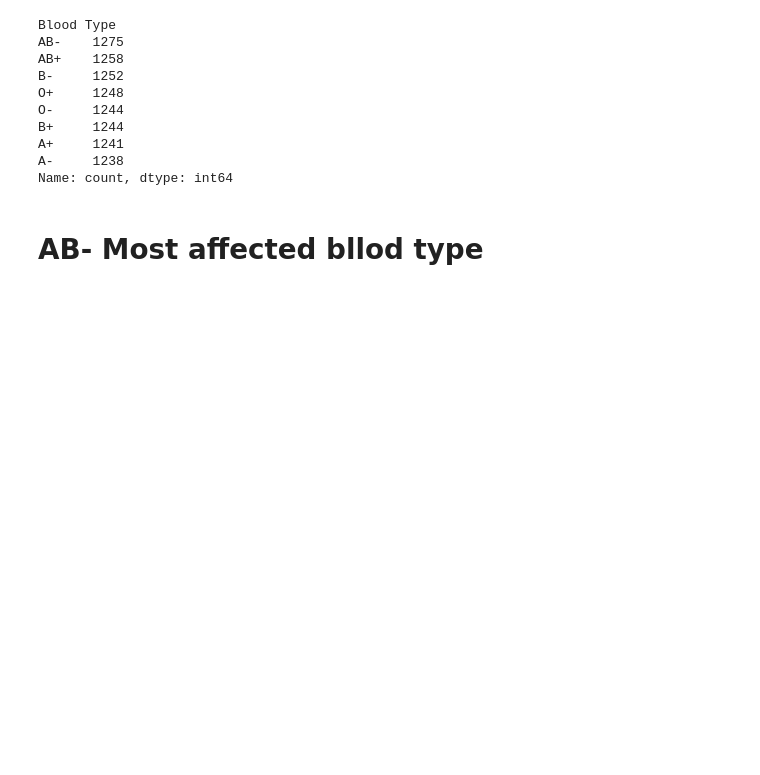
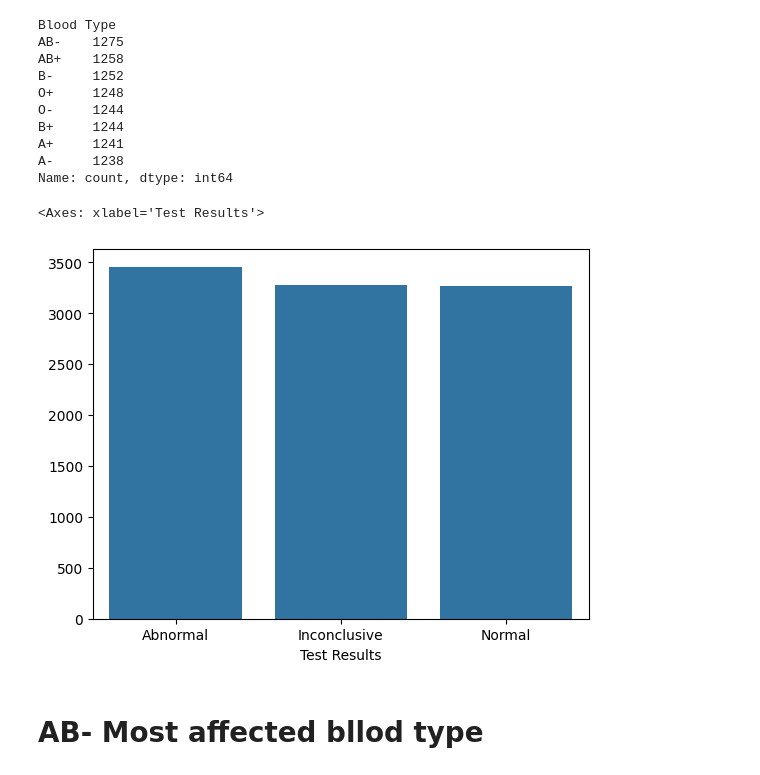
Before and after one commit to JuanBecerra07/bootCAMP, a Jupyter notebook: Actividad 2/Plotting.ipynb, the cells around one changed output. Cells and saved outputs as stored; diff of their text form; code cells hidden in the pictures; blank space fills up the shorter version.

```diff
--- a/Actividad 2/Plotting.ipynb
+++ b/Actividad 2/Plotting.ipynb
@@ -62,6 +62,12 @@ B+     1244
 A+     1241
 A-     1238
 Name: count, dtype: int64
+# %%
+Results = df['Test Results'].value_counts()
+sns.barplot(x=Results.index , y= Results.values)
+# %% [output]
+<Axes: xlabel='Test Results'>
+[figure, added]
 # %% [markdown]
 # AB- Most affected bllod type
 # %%
```
Also changed, not shown: parts of 5 cells of this notebook, 1 other file.
